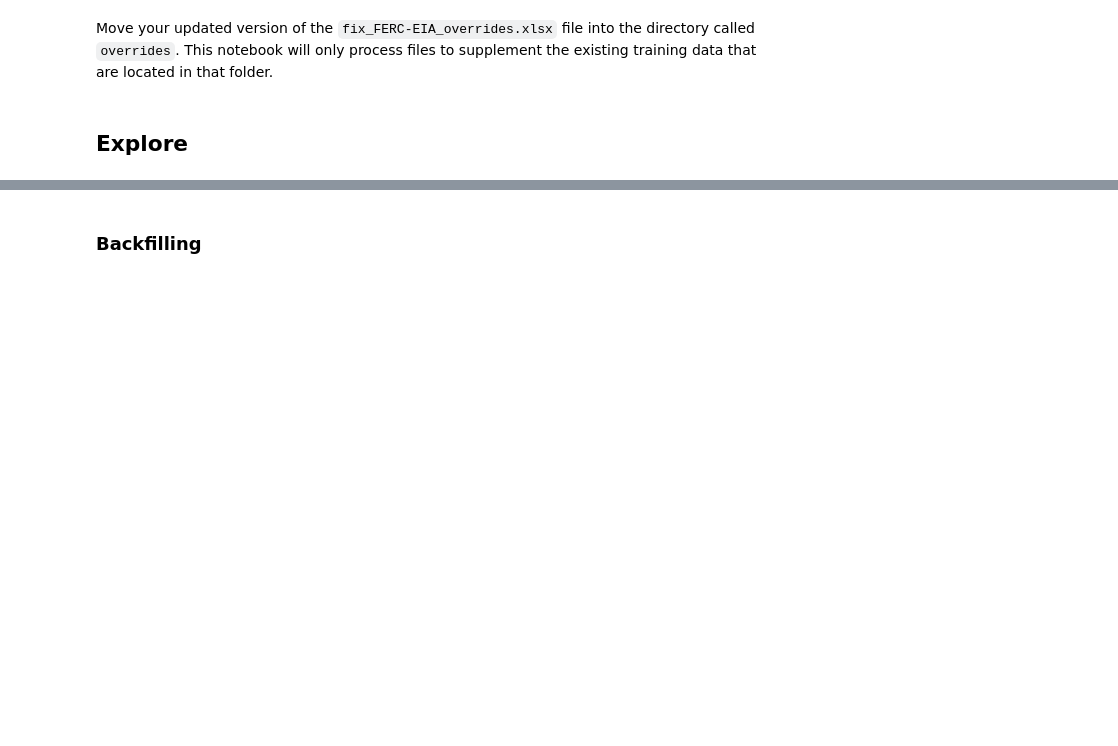
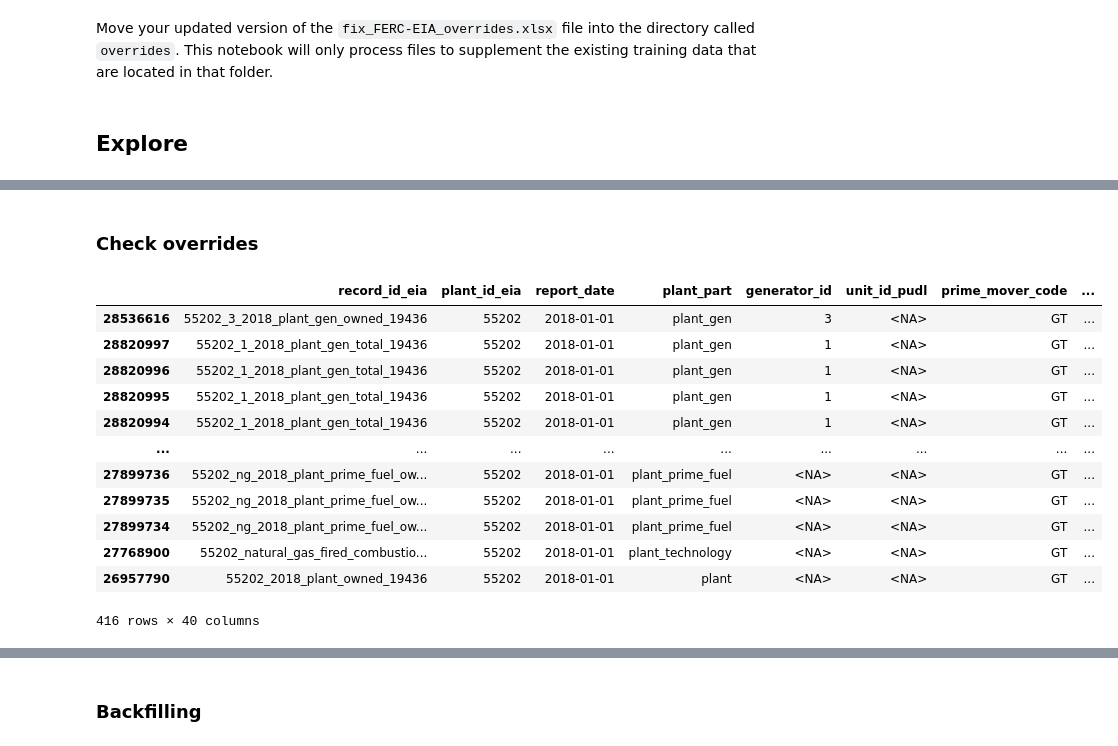
Before and after one commit to catalyst-cooperative/rmi-ferc1-eia, a Jupyter notebook: notebooks/make_overrides.ipynb, the cells around one changed output, grey strips where cells are left out. Saved outputs shown, nothing was run; the diff lists cells and outputs as text; code cells hidden in the pictures; blank space fills up the shorter version.

Commit message:
test current overrides

```diff
--- a/notebooks/make_overrides.ipynb
+++ b/notebooks/make_overrides.ipynb
@@ -168,6 +177,8 @@ relevant_cols_mul = [
     'report_year',
     'utility_id_pudl',
     'utility_id_eia',
+    'utility_name_eia', # I add this in from the utils_eia860() table
+    'operational_status_pudl',
     'true_gran',
     'plant_part',
     'ownership_dupe',
@@ -249,3 +274,10 @@ mul = (
     make_plant_parts_eia.get_master_unit_list_eia(file_path_mul, pudl_out).reset_index()
     .copy()
 )
+
+# Add utility_name
+mul = pd.merge(
+    mul,
+    pudl_out.utils_eia860()[['utility_id_eia', 'utility_name_eia']],
+    on=['utility_id_eia'],
+    how='left')
@@ -539,0 +659,2 @@ Move your updated version of the `fix_FERC-EIA_overrides.xlsx` file into the dir
+# %% [markdown]
+### Check overrides
@@ -539,0 +664,17 @@ Move your updated version of the `fix_FERC-EIA_overrides.xlsx` file into the dir
+# %%
+mul[mul['record_id_eia']=='55202_2018_plant_total_19436']
+mul[(mul['plant_id_eia']==55202) & (mul['report_year']==2018)].sort_values('capacity_mw')#.capacity_mw.unique()
+# %% [output]
+|  | record_id_eia | plant_id_eia | report_date | plant_part | generator_id | unit_id_pudl | prime_mover_code | ... |
+| 28536616 | 55202_3_2018_plant_gen_owned_19436 | 55202 | 2018-01-01 | plant_gen | 3 | <NA> | GT | ... |
+| 28820997 | 55202_1_2018_plant_gen_total_19436 | 55202 | 2018-01-01 | plant_gen | 1 | <NA> | GT | ... |
+| 28820996 | 55202_1_2018_plant_gen_total_19436 | 55202 | 2018-01-01 | plant_gen | 1 | <NA> | GT | ... |
+| 28820995 | 55202_1_2018_plant_gen_total_19436 | 55202 | 2018-01-01 | plant_gen | 1 | <NA> | GT | ... |
+| 28820994 | 55202_1_2018_plant_gen_total_19436 | 55202 | 2018-01-01 | plant_gen | 1 | <NA> | GT | ... |
+| ... | ... | ... | ... | ... | ... | ... | ... | ... |
+| 27899736 | 55202_ng_2018_plant_prime_fuel_ow... | 55202 | 2018-01-01 | plant_prime_fuel | <NA> | <NA> | GT | ... |
+| 27899735 | 55202_ng_2018_plant_prime_fuel_ow... | 55202 | 2018-01-01 | plant_prime_fuel | <NA> | <NA> | GT | ... |
+| 27899734 | 55202_ng_2018_plant_prime_fuel_ow... | 55202 | 2018-01-01 | plant_prime_fuel | <NA> | <NA> | GT | ... |
+| 27768900 | 55202_natural_gas_fired_combustio... | 55202 | 2018-01-01 | plant_technology | <NA> | <NA> | GT | ... |
+| 26957790 | 55202_2018_plant_owned_19436 | 55202 | 2018-01-01 | plant | <NA> | <NA> | GT | ... |
+416 rows × 40 columns
```
Also changed, not shown: parts of 24 cells of this notebook, 1 other file.
